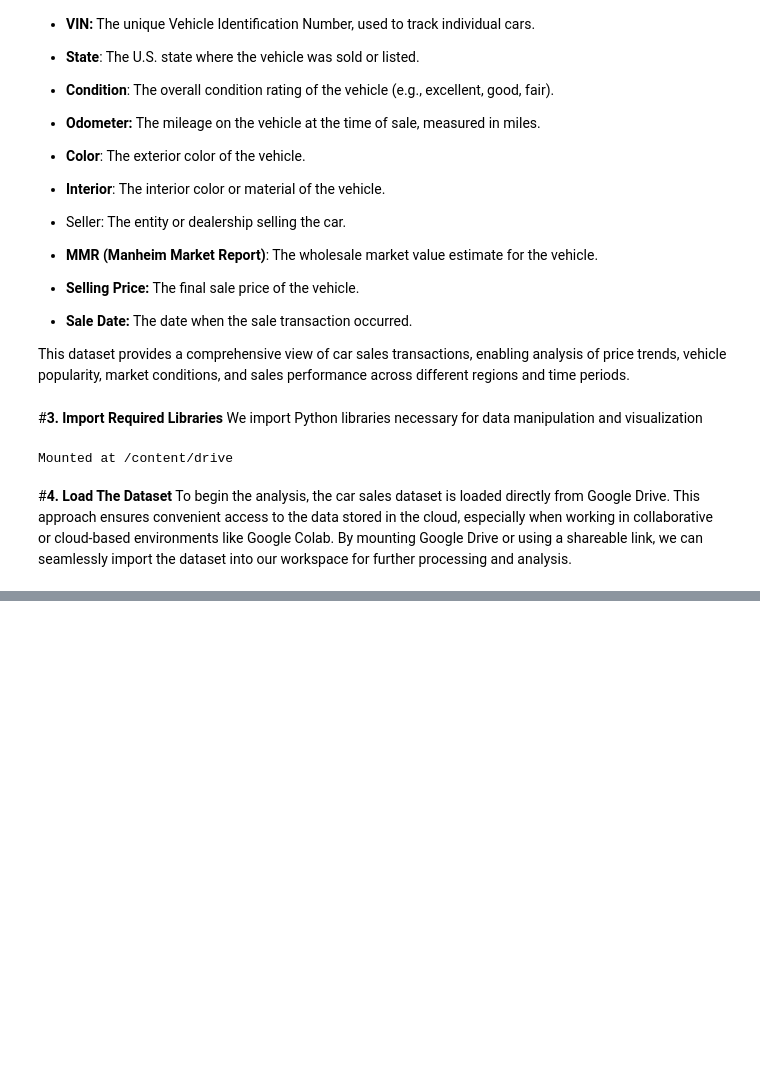
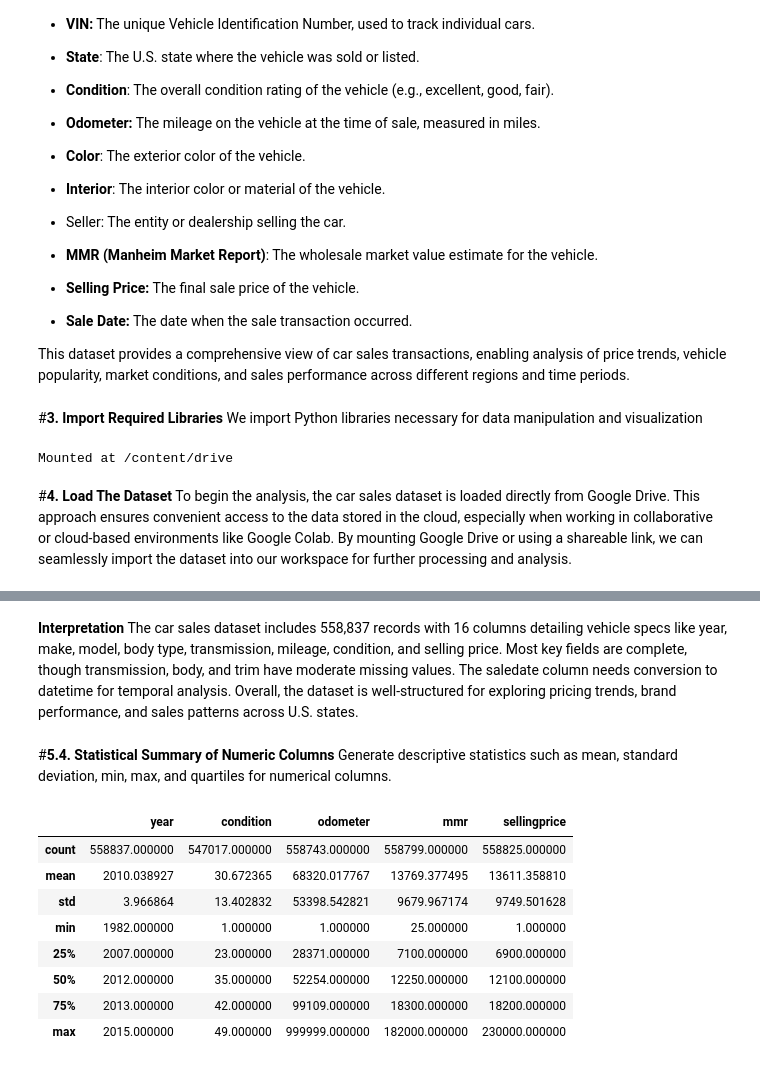
Before and after one commit to Sagarjain93/car_prices, a Jupyter notebook: car_prices.ipynb, the cells around one changed output, grey strips where cells are left out. Drawn from its saved outputs; the diff is of its cells as text; code cells hidden in the pictures; blank space fills up the shorter version.

```diff
--- a/car_prices.ipynb
+++ b/car_prices.ipynb
@@ -104,0 +150,17 @@ df = pd.read_csv('/content/drive/MyDrive/Colab Notebooks/dataset/6_Sales/car/car
+# %% [markdown]
+**Interpretation** The car sales dataset includes 558,837 records with 16 columns detailing vehicle specs like year, make, model, body type, transmission, mileage, condition, and selling price. Most key fields are complete, though transmission, body, and trim have moderate missing values. The saledate column needs conversion to datetime for temporal analysis. Overall, the dataset is well-structured for exploring pricing trends, brand performance, and sales patterns across U.S. states.
+# %% [markdown]
+#**5.4. Statistical Summary of Numeric Columns**
+Generate descriptive statistics such as mean, standard deviation, min, max, and quartiles for numerical columns.
+# %%
+df.select_dtypes(include='number').describe()
+# %% [output]
+|  | year | condition | odometer | mmr | sellingprice |
+| count | 558837.000000 | 547017.000000 | 558743.000000 | 558799.000000 | 558825.000000 |
+| mean | 2010.038927 | 30.672365 | 68320.017767 | 13769.377495 | 13611.358810 |
+| std | 3.966864 | 13.402832 | 53398.542821 | 9679.967174 | 9749.501628 |
+| min | 1982.000000 | 1.000000 | 1.000000 | 25.000000 | 1.000000 |
+| 25% | 2007.000000 | 23.000000 | 28371.000000 | 7100.000000 | 6900.000000 |
+| 50% | 2012.000000 | 35.000000 | 52254.000000 | 12250.000000 | 12100.000000 |
+| 75% | 2013.000000 | 42.000000 | 99109.000000 | 18300.000000 | 18200.000000 |
+| max | 2015.000000 | 49.000000 | 999999.000000 | 182000.000000 | 230000.000000 |
```
Also changed, not shown: parts of 30 cells of this notebook.
